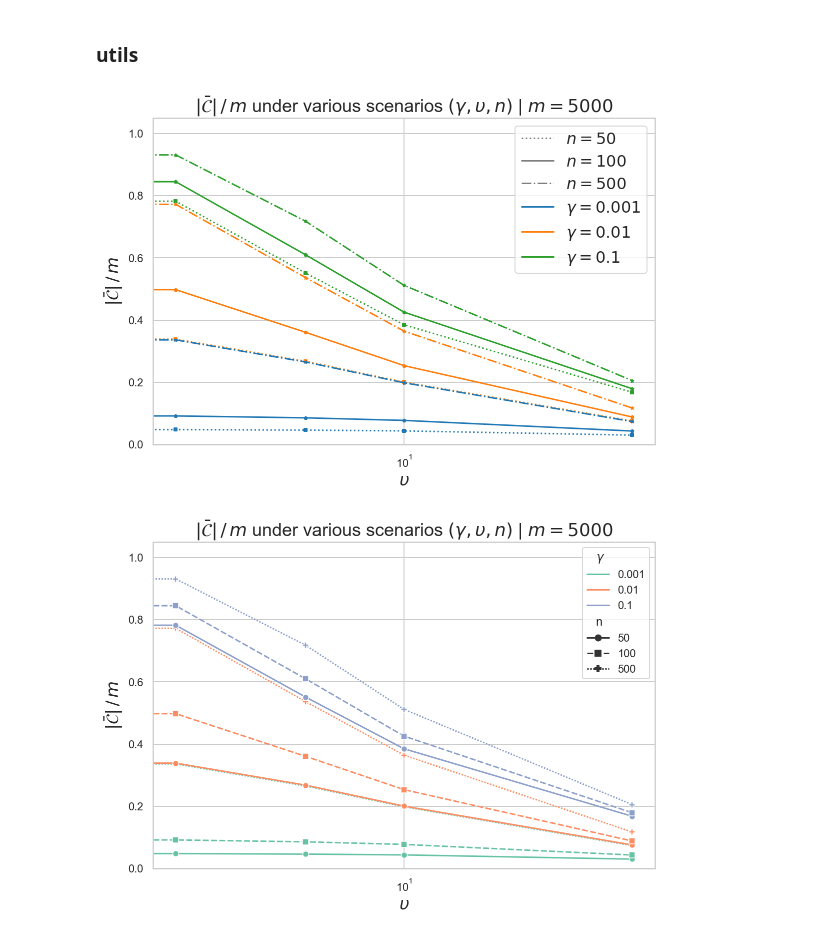
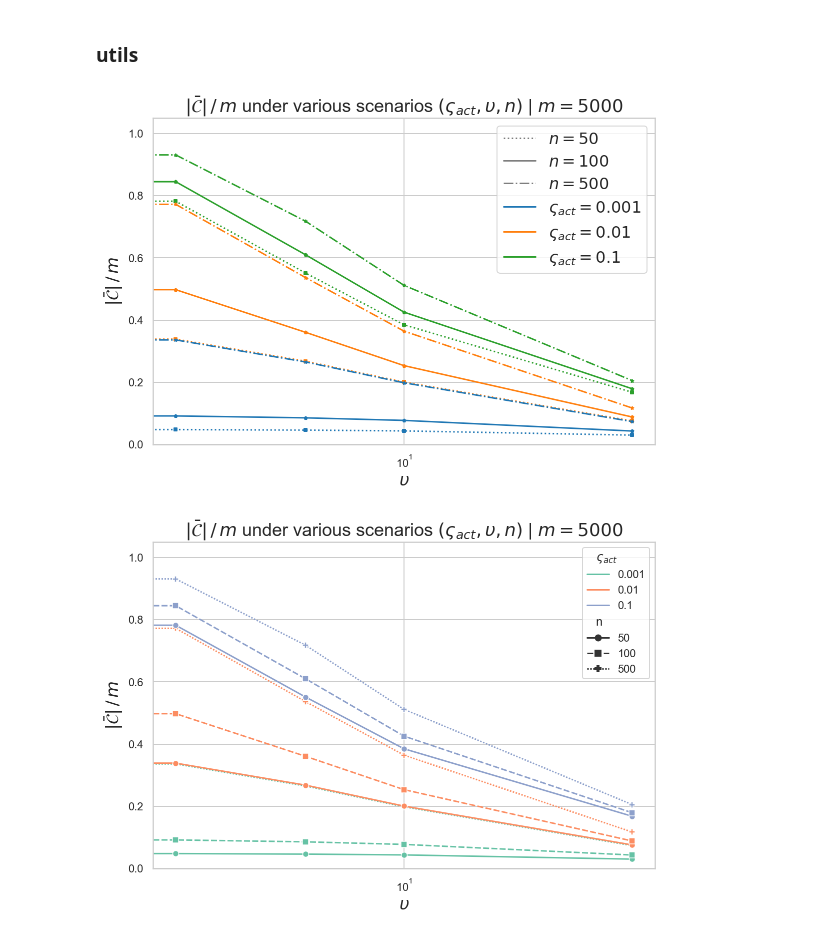
Before and after one commit to guiguiom/ULO_public, a Jupyter notebook: theoretical_gains_ulo.ipynb, the cells around one changed output. Drawn from its saved outputs; the diff is of its cells as text; code cells hidden in the pictures.

```diff
--- a/theoretical_gains_ulo.ipynb
+++ b/theoretical_gains_ulo.ipynb
@@ -76,7 +79,7 @@ def nu_assignment(graph,slacks_ref,verb=True):
 
     return buf-min_val+1,buf2-min_val+1
 # %%
-def C_sampling(n,m,gamma,upsilon):
+def C_sampling(n,m,varsigma_act,upsilon):
     """Creates C(i) sets according to the model"""
     Cs = []
     union = np.array([])
@@ -84,7 +87,7 @@ def C_sampling(n,m,gamma,upsilon):
     weights /= sum(weights)
     possibilities = np.arange(m)
     for i in range(n):
-        active_i = np.random.choice(possibilities, size=int(gamma*m), replace=False, p=weights)
+        active_i = np.random.choice(possibilities, size=int(varsigma_act*m), replace=False, p=weights)
         Cs.append(active_i.copy())
         union = np.unique(np.concatenate((union,active_i)))
     return Cs,union
@@ -247,7 +253,7 @@ mymarkers  = ['s','p','*','d','P']
 
 m_plot = int(5e3)
 reps = int(1e2)
-gamma_plot = [1/1000,1/100,1/10]
+varsigma_act_plot = [1/1000,1/100,1/10]
 upsilon_plot = [0,2,5,10,50]
 n_plot = [int(m_plot/100),int(m_plot/50),int(m_plot/10)]
 
@@ -260,54 +266,54 @@ except:
 
     print('must compute...')
     print(' ')
-    store_mat = np.zeros((len(n_plot),len(gamma_plot),len(upsilon_plot)))
+    store_mat = np.zeros((len(n_plot),len(varsigma_act_plot),len(upsilon_plot)))
     for istyle,n in enumerate(n_plot):
         print('go for n => '+str(n))
         print(' ')
-        for il,gamma in enumerate(gamma_plot):
-            print('go for gamma => '+str(gamma))
+        for il,varsigma_act in enumerate(varsigma_act_plot):
+            print('go for varsigma_act => '+str(varsigma_act))
             print(' ')
             for im,ups in enumerate(upsilon_plot):
                 buf = 0
                 for rep in range(reps):
-                    _,union_test = C_sampling(n,m_plot,gamma,ups)
+                    _,union_test = C_sampling(n,m_plot,varsigma_act,ups)
                     buf = (rep*buf+len(union_test))/(rep+1)
                 print('done with upsilon = '+str(ups))
                 buf = buf/m_plot
                 store_mat[istyle,il,im] = buf
             print(' ')
     np.save('mat_C_bar.npy', store_mat)
 
 list_n = []
 list_upsilon = []
-list_gamma = []
+list_varsigma_act = []
 list_values = []
 
 plt.figure(figsize=(9,6))
 plt.grid()
 plt.xlabel('$\\upsilon$',fontsize=17)
 plt.ylabel('$|\\bar{\\mathcal{C}}| \,/\, m$',fontsize=17)
 plt.ylim([0,1.05])
 plt.xscale('log')
 for istyle,n in enumerate(n_plot):
     plt.plot([],[],color='tab:grey',label='$n = '+str(n)+'$',linestyle=mystyles[istyle])
 for istyle,n in enumerate(n_plot):
-    for il,gamma in enumerate(gamma_plot):
+    for il,varsigma_act in enumerate(varsigma_act_plot):
 
         local_vals = store_mat[istyle][il]
         list_n += len(local_vals)*[n]
         list_upsilon += upsilon_plot
-        list_gamma += len(local_vals)*[gamma]
+        list_varsigma_act += len(local_vals)*[varsigma_act]
         list_values += list(local_vals)
 
         if istyle==0:
-            plt.plot([],[],color=mycolors[il],label='$\\gamma = '+str(gamma)+'$')
+            plt.plot([],[],color=mycolors[il],label='$\\varsigma_{act} = '+str(varsigma_act)+'$')
         plt.plot(upsilon_plot,store_mat[istyle][il],color=mycolors[il],linestyle=mystyles[istyle])
         plt.scatter(upsilon_plot,store_mat[istyle][il],color=mycolors[il],marker=mymarkers[istyle],s=10)
-plt.title('$|\\bar{\\mathcal{C}}| \,/\, m$ under various scenarios $(\\gamma,\\upsilon,n)$ | $m = '+str(m_plot)+'$',fontsize=18)
+plt.title('$|\\bar{\\mathcal{C}}| \,/\, m$ under various scenarios $(\\varsigma_{act},\\upsilon,n)$ | $m = '+str(m_plot)+'$',fontsize=18)
 plt.legend(fontsize=16)
 plt.grid()
 plt.savefig('C_bar_sizes.pdf',dpi=500)
 # %% [output]
-[figure, old version]
+[figure, new version]
 # %%
@@ -319,13 +325,13 @@ plt.xlabel('$\\upsilon$',fontsize=17)
 plt.ylabel('$|\\bar{\\mathcal{C}}| \,/\, m$',fontsize=17)
 plt.ylim([0,1.05])
 plt.xscale('log')
-plt.title('$|\\bar{\\mathcal{C}}| \,/\, m$ under various scenarios $(\\gamma,\\upsilon,n)$ | $m = '+str(m_plot)+'$',fontsize=18)
+plt.title('$|\\bar{\\mathcal{C}}| \,/\, m$ under various scenarios $(\\varsigma_{act},\\upsilon,n)$ | $m = '+str(m_plot)+'$',fontsize=18)
 #plt.legend(fontsize=16)
-sns.lineplot(x='$\\upsilon$',y='vals',hue='$\\gamma$',style='n',data=df_plot,palette='Set2',markers=['o','s','P'])
+sns.lineplot(x='$\\upsilon$',y='vals',hue='$\\varsigma_{act}$',style='n',data=df_plot,palette='Set2',markers=['o','s','P'])
 plt.grid()
 plt.savefig('C_bar_sizes_seaborn.pdf',dpi=500)
 # %% [output]
-[figure, old version]
+[figure, new version]
 # %%
 ### renewed (n and m values)
 m_test = int(1e4)
```
Also changed, not shown: parts of 9 cells of this notebook, 2 other files.
